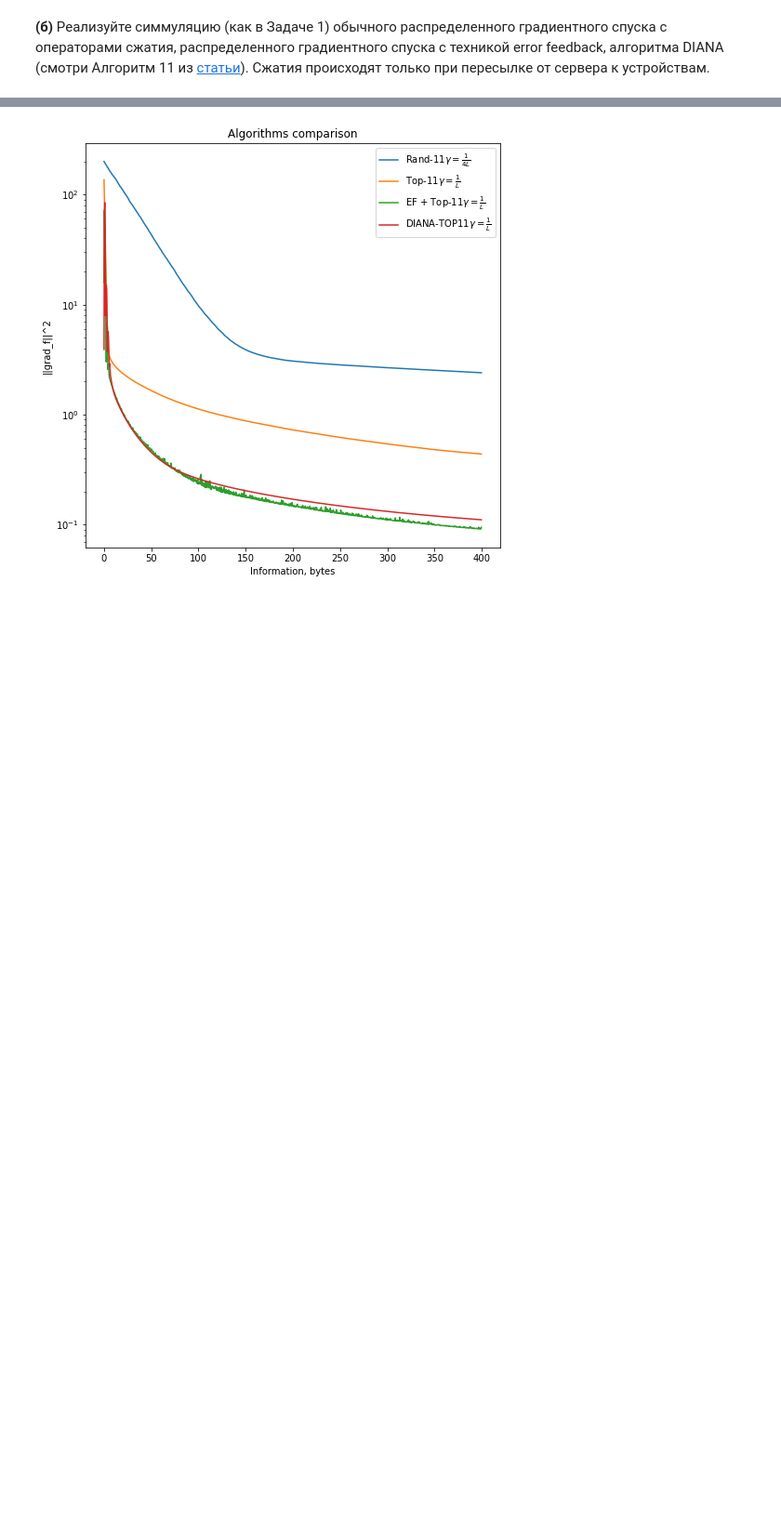
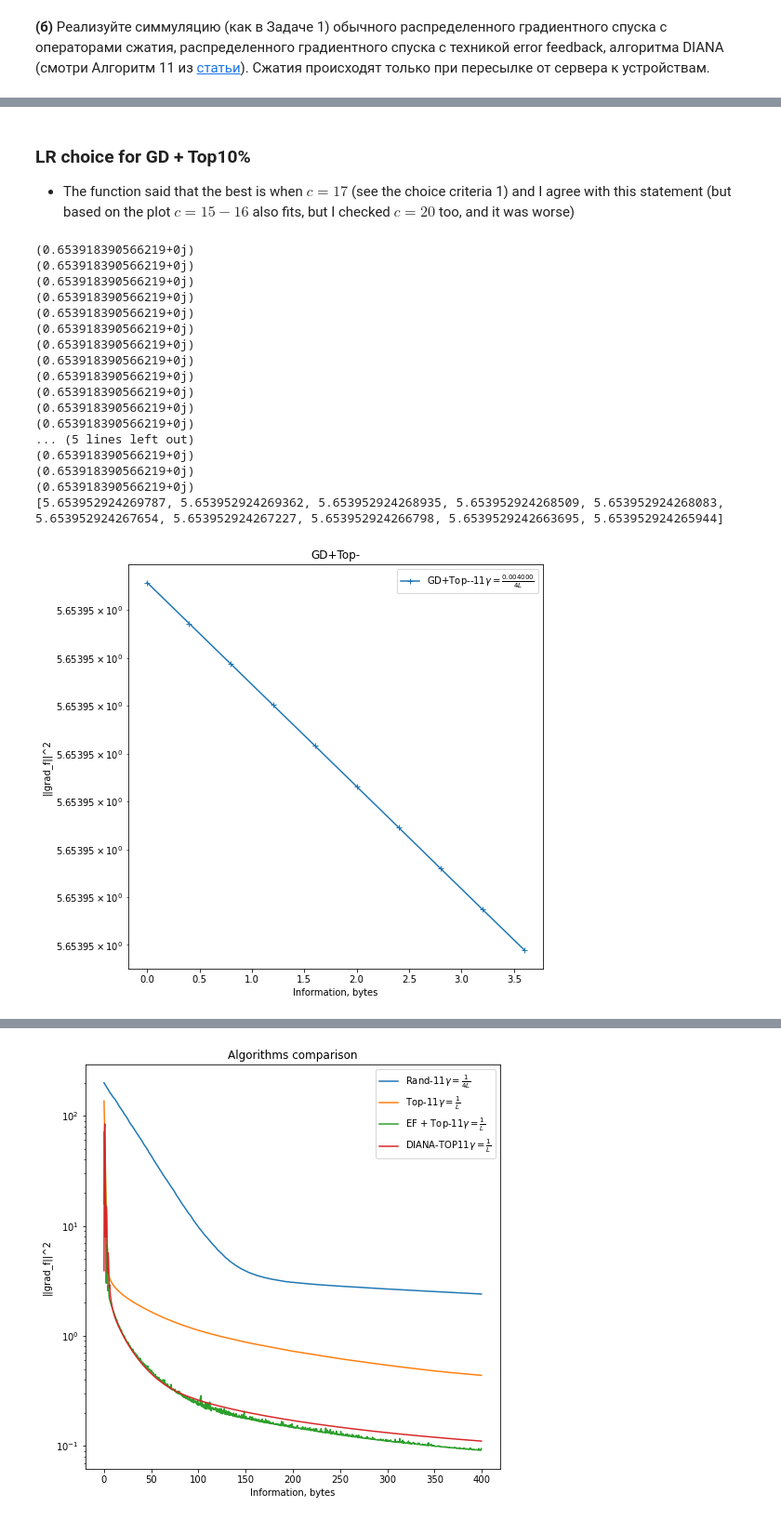
Before and after one commit to k2a07/MIPT-homeworks, a Jupyter notebook: Acharya_Kirill_Optimization_HW_7.ipynb, the cells around one changed output, grey strips where cells are left out. Shown at 93% size. Saved outputs shown, nothing was run; the diff lists cells and outputs as text; code cells hidden in the pictures; blank space fills up the shorter version.

```diff
--- a/Acharya_Kirill_Optimization_HW_7.ipynb
+++ b/Acharya_Kirill_Optimization_HW_7.ipynb
@@ -341,3 +419,38 @@ information = [compression_coeff * FLOAT_BYTES * _ for _ in range(n_iter)]
+# %% [markdown]
+### LR choice for GD + Top10%
+- The function said that the best is when $c = 17$ (see the choice criteria 1) and I agree with this statement (but based on the plot $c = 15-16$ also fits, but I checked $c = 20$ too, and it was worse)
+# %%
+#LR fitting GD + Top-10%
+title = "GD+Top-"
+n_iter = 10
+compression_coeff = 0.1
+c_param_list = [0.004]
+x, y, labels, best_alg, best_information, best_differences_arr, best_label, best_idx, accs, best_points_arr = best_compressor_alg_loss(
+                                            d_logloss_mushrooms, d_logloss_grad_mushrooms, title,
+                                            n_iter, compression_coeff, c_param_list, y_lim = 1e-2,
+                                            rand_k_activate = False, top_k_activate = True, diana_activate = False,
+                                            ef_activate = False
+                                            )
+opt.plot_graphs(x, y, x_label = "Information, bytes", lines_labels = labels, title = title, logscale = True, criteria_type = "||grad_f||^2", idx_marker_arr = best_idx)
+# %% [output]
+(0.653918390566219+0j)
+(0.653918390566219+0j)
+(0.653918390566219+0j)
+(0.653918390566219+0j)
+(0.653918390566219+0j)
+(0.653918390566219+0j)
+(0.653918390566219+0j)
+(0.653918390566219+0j)
+(0.653918390566219+0j)
+(0.653918390566219+0j)
+(0.653918390566219+0j)
+(0.653918390566219+0j)
+... (5 lines left out)
+(0.653918390566219+0j)
+(0.653918390566219+0j)
+(0.653918390566219+0j)
+[5.653952924269787, 5.653952924269362, 5.653952924268935, 5.653952924268509, 5.653952924268083, 5.653952924267654, 5.653952924267227, 5.653952924266798, 5.6539529242663695, 5.653952924265944]
+[figure, added]
 # %%
 #---RAND K--------------------------------------------------------------------------------------
 rand_k_param = int(args['d'] * compression_coeff)
```
Also changed, not shown: parts of 17 cells of this notebook, 1 other file.
